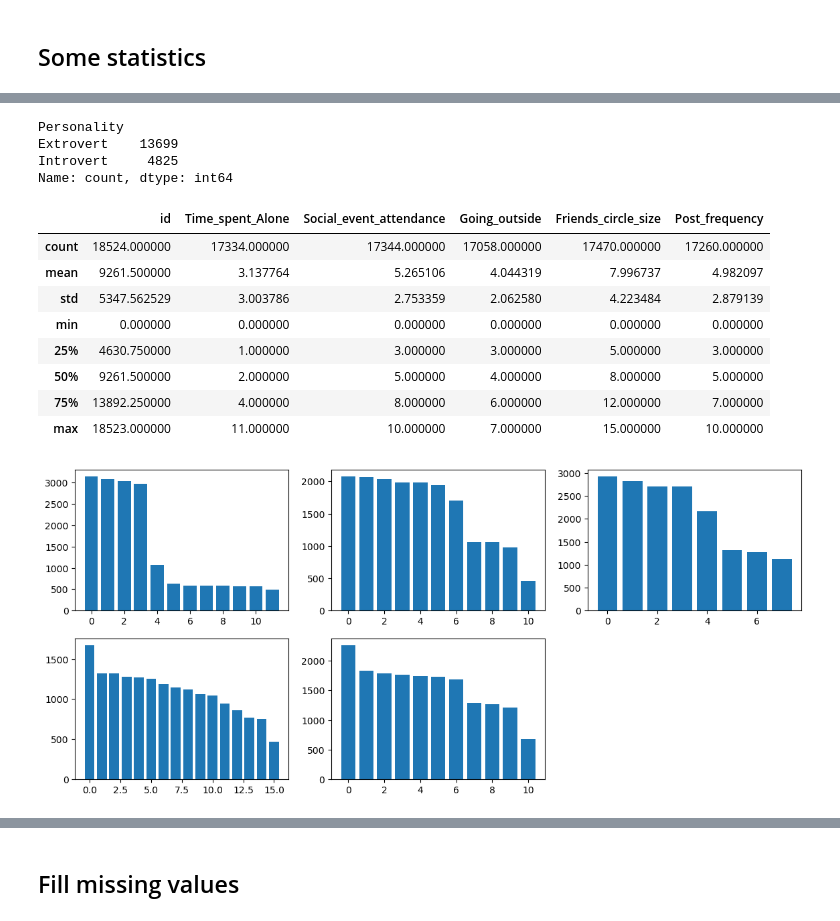
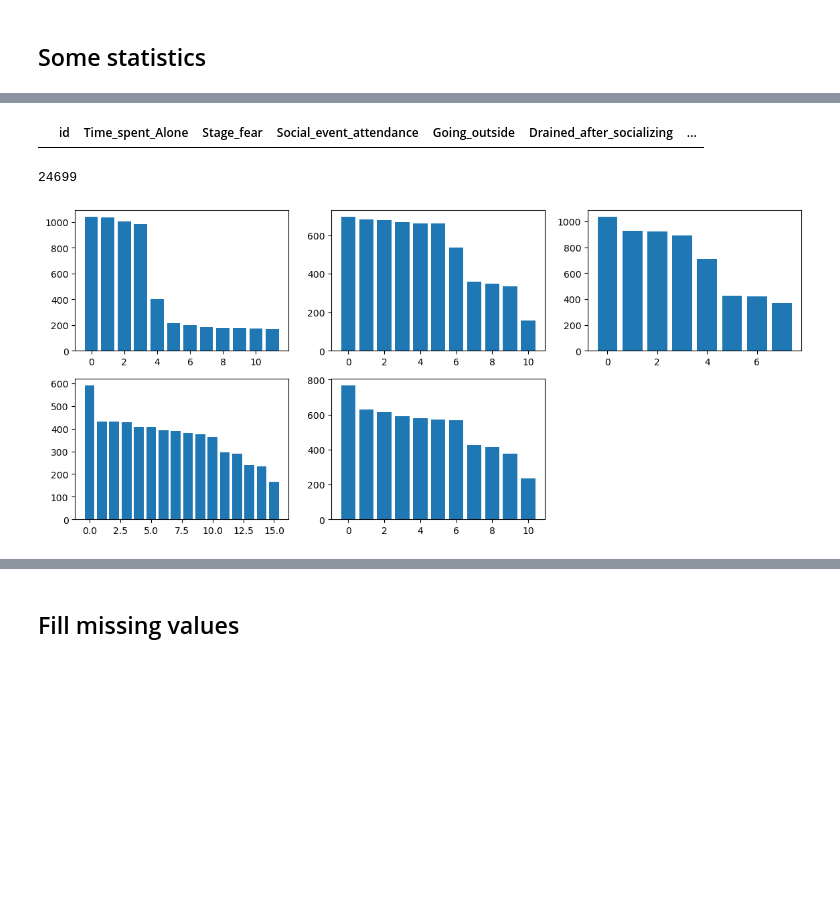
Before and after one commit to AlexMihailEngineer/ml_competitions, a Jupyter notebook: kaggle/playground_introverts_extroverts/predict_introverts_extroverts.ipynb, the cells around one changed output, grey strips where cells are left out. Drawn from its saved outputs; the diff is of its cells as text; code cells hidden in the pictures; blank space fills up the shorter version.

Commit message:
ensemble model

```diff
--- a/kaggle/playground_introverts_extroverts/predict_introverts_extroverts.ipynb
+++ b/kaggle/playground_introverts_extroverts/predict_introverts_extroverts.ipynb
@@ -23,0 +54,3 @@ people = pd.read_csv('dataset/train.csv')
+# %%
+path = './dataset/models/'
+print(path)
@@ -23,0 +59,3 @@ people = pd.read_csv('dataset/train.csv')
+# %%
+train = pd.read_csv(path + 'train.csv')
+test  = pd.read_csv(path + 'test.csv')
@@ -85,29 +91,21 @@ Name: count, dtype: int64
-# %%
-people['Personality'].value_counts()
-# %% [output]
-Personality
-Extrovert    13699
-Introvert     4825
-Name: count, dtype: int64
-# %%
-people.describe()
-# %% [output]
-|  | id | Time_spent_Alone | Social_event_attendance | Going_outside | Friends_circle_size | Post_frequency |
-| count | 18524.000000 | 17334.000000 | 17344.000000 | 17058.000000 | 17470.000000 | 17260.000000 |
-| mean | 9261.500000 | 3.137764 | 5.265106 | 4.044319 | 7.996737 | 4.982097 |
-| std | 5347.562529 | 3.003786 | 2.753359 | 2.062580 | 4.223484 | 2.879139 |
-| min | 0.000000 | 0.000000 | 0.000000 | 0.000000 | 0.000000 | 0.000000 |
-| 25% | 4630.750000 | 1.000000 | 3.000000 | 3.000000 | 5.000000 | 3.000000 |
-| 50% | 9261.500000 | 2.000000 | 5.000000 | 4.000000 | 8.000000 | 5.000000 |
-| 75% | 13892.250000 | 4.000000 | 8.000000 | 6.000000 | 12.000000 | 7.000000 |
-| max | 18523.000000 | 11.000000 | 10.000000 | 7.000000 | 15.000000 | 10.000000 |
+# %%
+train.loc[Otliers_to_drop]
+# %% [output]
+|  | id | Time_spent_Alone | Stage_fear | Social_event_attendance | Going_outside | Drained_after_socializing | ... |
+# %%
+train_len = len(train)
+dataset = pd.concat(objs=[train,test], axis=0)
+dataset = dataset.drop('id', axis=1).reset_index(drop=True)
+len(dataset)
+# %% [output]
+24699
 # %%
 fig, ((ax1,ax2,ax3),(ax4,ax5,ax6)) = plt.subplots(nrows=2, ncols=3,figsize=(14,6))
-ax1.bar(np.arange(people['Time_spent_Alone'].max() + 1),people['Time_spent_Alone'].value_counts())
-ax2.bar(np.arange(people['Social_event_attendance'].max() + 1),people['Social_event_attendance'].value_counts())
-ax3.bar(np.arange(people['Going_outside'].max() + 1),people['Going_outside'].value_counts())
-ax4.bar(np.arange(people['Friends_circle_size'].max() + 1),people['Friends_circle_size'].value_counts())
-ax5.bar(np.arange(people['Post_frequency'].max() + 1),people['Post_frequency'].value_counts())
+ax1.bar(np.arange(test['Time_spent_Alone'].max() + 1),test['Time_spent_Alone'].value_counts())
+ax2.bar(np.arange(test['Social_event_attendance'].max() + 1),test['Social_event_attendance'].value_counts())
+ax3.bar(np.arange(test['Going_outside'].max() + 1),test['Going_outside'].value_counts())
+ax4.bar(np.arange(test['Friends_circle_size'].max() + 1),test['Friends_circle_size'].value_counts())
+ax5.bar(np.arange(test['Post_frequency'].max() + 1),test['Post_frequency'].value_counts())
 ax6.set_visible(False)
 # %% [output]
-[figure, old version]
+[figure, new version]
```
Also changed, not shown: parts of 184 cells of this notebook, 7 other files.
